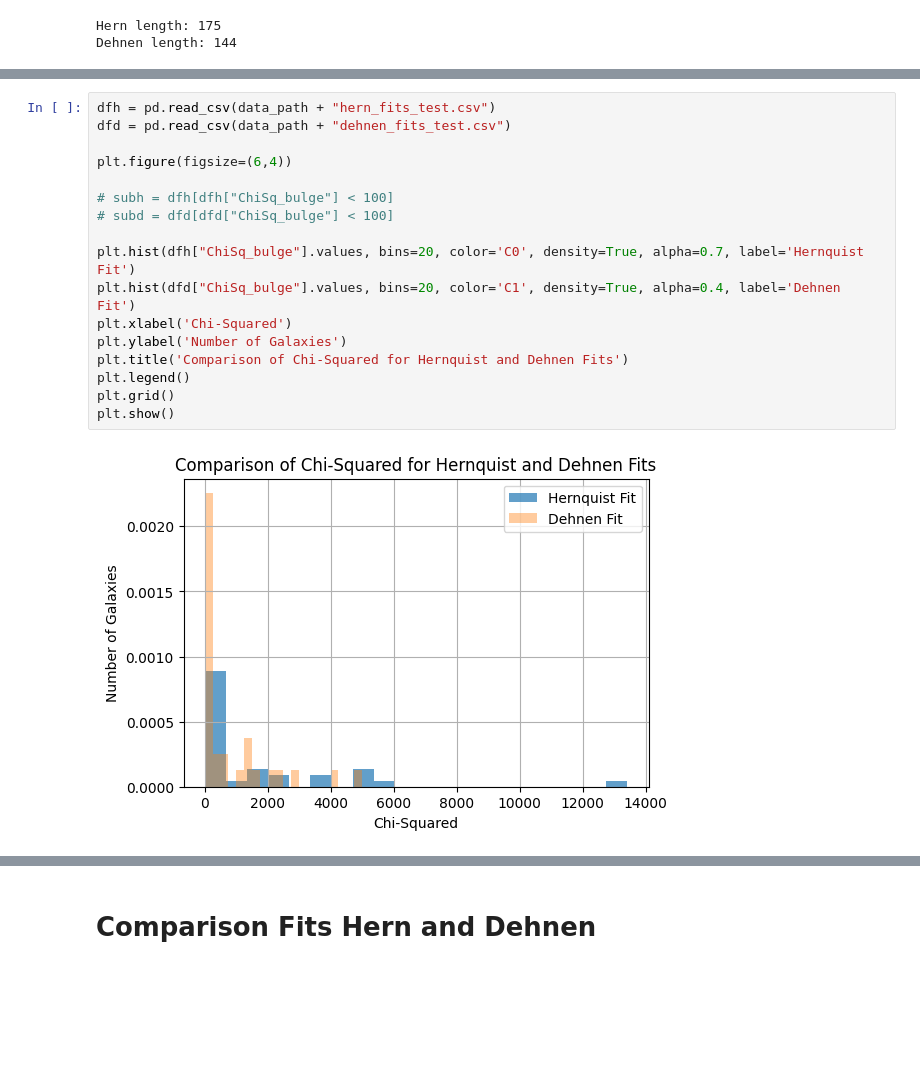
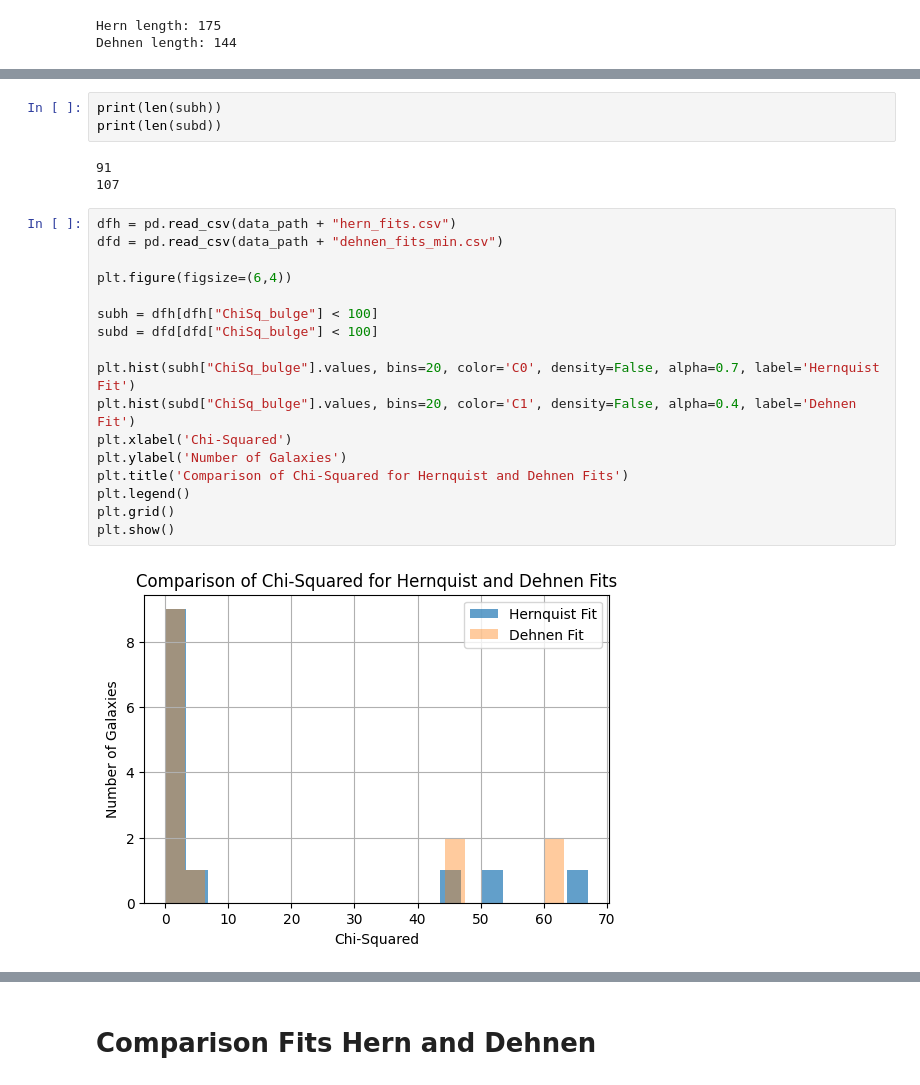
Before and after one commit to AdamSmithOrlik/sidm-rotation-curves-SPARC, a Jupyter notebook: baryon-fits.ipynb, the cells around one changed output, grey strips where cells are left out. Saved outputs shown, nothing was run; the diff lists cells and outputs as text; blank space fills up the shorter version.

```diff
--- a/baryon-fits.ipynb
+++ b/baryon-fits.ipynb
@@ -806,22 +806,28 @@ plt.show()
+# %%
+print(len(subh))
+print(len(subd))
+# %% [output]
+91
+107
 # %%
-dfh = pd.read_csv(data_path + "hern_fits_test.csv")
-dfd = pd.read_csv(data_path + "dehnen_fits_test.csv")
+dfh = pd.read_csv(data_path + "hern_fits.csv")
+dfd = pd.read_csv(data_path + "dehnen_fits_min.csv")
 
 plt.figure(figsize=(6,4))
 
-# subh = dfh[dfh["ChiSq_bulge"] < 100]
-# subd = dfd[dfd["ChiSq_bulge"] < 100]
+subh = dfh[dfh["ChiSq_bulge"] < 100]
+subd = dfd[dfd["ChiSq_bulge"] < 100]
 
-plt.hist(dfh["ChiSq_bulge"].values, bins=20, color='C0', density=True, alpha=0.7, label='Hernquist Fit')
-plt.hist(dfd["ChiSq_bulge"].values, bins=20, color='C1', density=True, alpha=0.4, label='Dehnen Fit')
+plt.hist(subh["ChiSq_bulge"].values, bins=20, color='C0', density=False, alpha=0.7, label='Hernquist Fit')
+plt.hist(subd["ChiSq_bulge"].values, bins=20, color='C1', density=False, alpha=0.4, label='Dehnen Fit')
 plt.xlabel('Chi-Squared')
 plt.ylabel('Number of Galaxies')
 plt.title('Comparison of Chi-Squared for Hernquist and Dehnen Fits')
 plt.legend()
 plt.grid()
 plt.show()
 # %% [output]
-[figure, old version]
+[figure, new version]
 # %%
 data_path = os.getcwd() + "/data/fit_data/"
 
```
Also changed, not shown: parts of 29 cells of this notebook, 8 other files.
